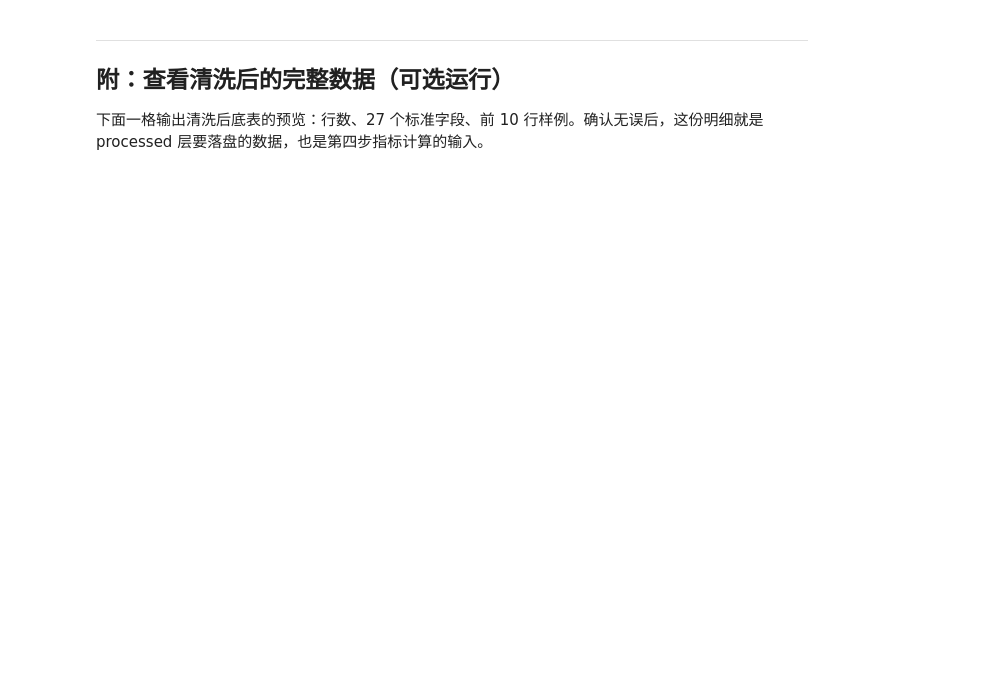
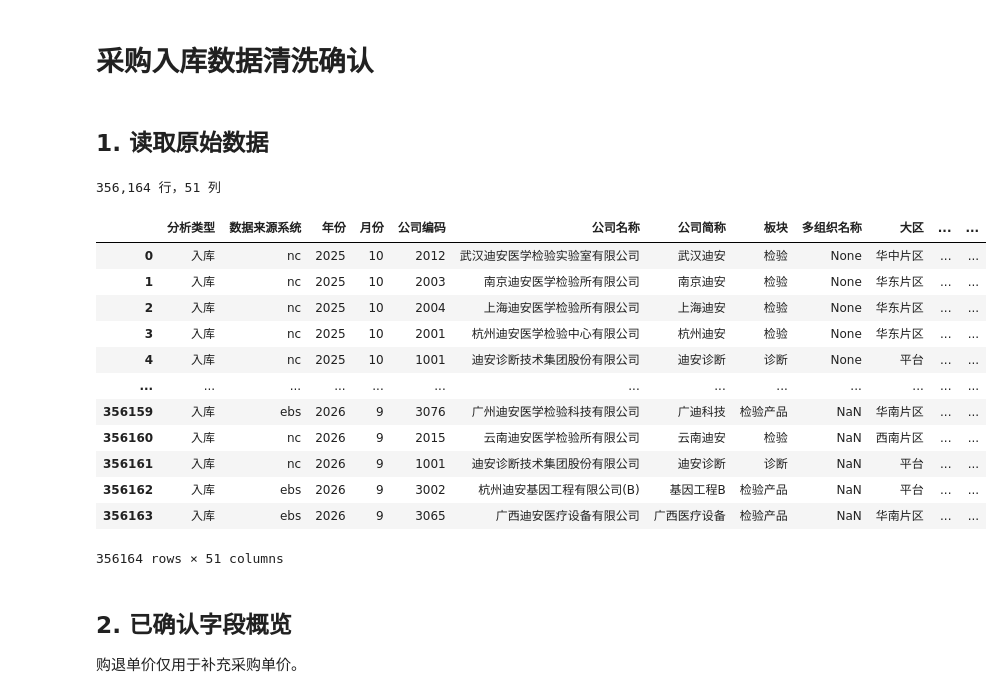
Before and after one commit to MalcolmShi/scm-ana, a Jupyter notebook: notebooks/采购增量分析/数据清洗确认.ipynb, the cells around one changed output. Drawn from its saved outputs; the diff is of its cells as text; code cells hidden in the pictures; blank space fills up the shorter version.

```diff
--- a/notebooks/采购增量分析/数据清洗确认.ipynb
+++ b/notebooks/采购增量分析/数据清洗确认.ipynb
@@ -6,15 +0,0 @@
-# %%
-import pandas as pd, numpy as np
-pd.set_option("display.max_columns", 30, "display.width", 200)
-from sources.procurement_inbound import read_raw
-
-df, raw_meta = read_raw("2025-10-01", "2026-09-30")
-# 读入后使用已确认标准名；raw 归档保持原样。
-df = df.rename(columns={"财务内部外供应商类型": "供应商类型"})
-df["出入库日期"] = pd.to_datetime(df["出入库日期"])
-TOTAL_ROWS, TOTAL_AMT = len(df), df["采购金额(万)"].sum()
-
-# ===== 项一 全列体检（已确认） =====
-profile = pd.DataFrame({"类型": df.dtypes.astype(str), "非空率": df.notna().mean().round(3),
-                        "取值种数": df.nunique()}).sort_values("非空率")
-profile
@@ -242,6 +0,0 @@ print("金额守恒:", abs(clean['采购金额(万)'].sum() - df['采购金额(
-# %% [markdown]
----
-
-## 附：查看清洗后的完整数据（可选运行）
-
-下面一格输出清洗后底表的预览：行数、27 个标准字段、前 10 行样例。确认无误后，这份明细就是 processed 层要落盘的数据，也是第四步指标计算的输入。
@@ -255,0 +1,31 @@ out
+# %% [markdown]
+# 采购入库数据清洗确认
+# %% [markdown]
+## 1. 读取原始数据
+# %%
+import pandas as pd
+import numpy as np
+from read_data import read_raw_procurement_inbound
+
+df = read_raw_procurement_inbound("2025-10-01", "2026-09-30")
+print(f"{len(df):,} 行，{len(df.columns)} 列")
+df
+# %% [output]
+356,164 行，51 列
+|  | 分析类型 | 数据来源系统 | 年份 | 月份 | 公司编码 | 公司名称 | 公司简称 | 板块 | 多组织名称 | 大区 | ... | ... |
+| 0 | 入库 | nc | 2025 | 10 | 2012 | 武汉迪安医学检验实验室有限公司 | 武汉迪安 | 检验 | None | 华中片区 | ... | ... |
+| 1 | 入库 | nc | 2025 | 10 | 2003 | 南京迪安医学检验所有限公司 | 南京迪安 | 检验 | None | 华东片区 | ... | ... |
+| 2 | 入库 | nc | 2025 | 10 | 2004 | 上海迪安医学检验所有限公司 | 上海迪安 | 检验 | None | 华东片区 | ... | ... |
+| 3 | 入库 | nc | 2025 | 10 | 2001 | 杭州迪安医学检验中心有限公司 | 杭州迪安 | 检验 | None | 华东片区 | ... | ... |
+| 4 | 入库 | nc | 2025 | 10 | 1001 | 迪安诊断技术集团股份有限公司 | 迪安诊断 | 诊断 | None | 平台 | ... | ... |
+| ... | ... | ... | ... | ... | ... | ... | ... | ... | ... | ... | ... | ... |
+| 356159 | 入库 | ebs | 2026 | 9 | 3076 | 广州迪安医学检验科技有限公司 | 广迪科技 | 检验产品 | NaN | 华南片区 | ... | ... |
+| 356160 | 入库 | nc | 2026 | 9 | 2015 | 云南迪安医学检验所有限公司 | 云南迪安 | 检验 | NaN | 西南片区 | ... | ... |
+| 356161 | 入库 | nc | 2026 | 9 | 1001 | 迪安诊断技术集团股份有限公司 | 迪安诊断 | 诊断 | NaN | 平台 | ... | ... |
+| 356162 | 入库 | ebs | 2026 | 9 | 3002 | 杭州迪安基因工程有限公司(B) | 基因工程B | 检验产品 | NaN | 平台 | ... | ... |
+| 356163 | 入库 | ebs | 2026 | 9 | 3065 | 广西迪安医疗设备有限公司 | 广西医疗设备 | 检验产品 | NaN | 华南片区 | ... | ... |
+356164 rows × 51 columns
+# %% [markdown]
+## 2. 已确认字段概览
+
+购退单价仅用于补充采购单价。
```
Also changed, not shown: parts of 43 cells of this notebook, 16 other files.
